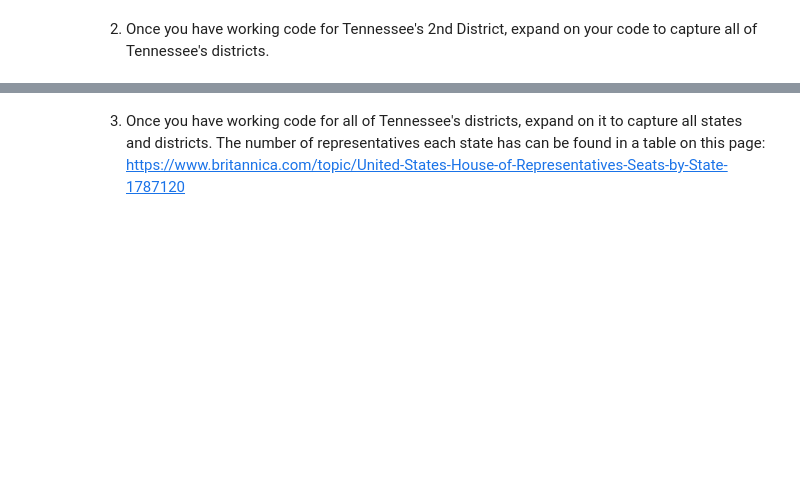
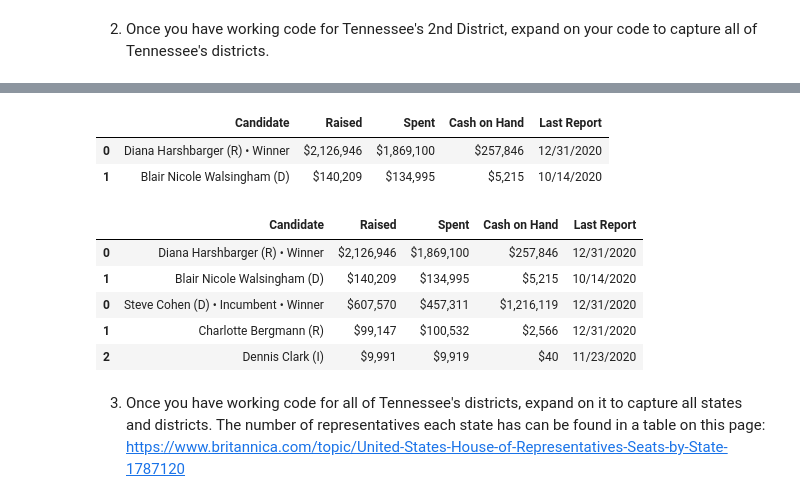
Before and after one commit to nedatahe/webscraping_open_secrets-blue-barracudas-1, a Jupyter notebook: notebooks/webscraping-project.ipynb, the cells around one changed output, grey strips where cells are left out. Drawn from its saved outputs; the diff is of its cells as text; code cells hidden in the pictures; blank space fills up the shorter version.

```diff
--- a/notebooks/webscraping-project.ipynb
+++ b/notebooks/webscraping-project.ipynb
@@ -30,0 +175,29 @@ df = pd.read
+# %%
+#base url to which nine of two digit numbers are to be added for pulling the first table from each
+URL = 'https://www.opensecrets.org/races/summary?cycle=2020&id=TN'
+
+#create a list of district codes
+district_codes = []
+for district in range(1, int(TN_state['representatives']) + 1): #+1 includes the last district as well
+    if district < 10:
+        district_codes.append('0'+ str(district)) #otherwise 0+9 = 9 if treating as digits
+    else:
+        district_codes.append(str(district))
+print(district_codes)
+
+#create a list of URLs
+URL_list = []
+#apped district codes to URL list items
+for code in district_codes:
+    URL_list.append(URL + code)
+print(URL_list)
+
+
+#pull out each table data and add each to a list containing all tables
+table_list = []
+for URL in URL_list:
+    response = requests.get(URL)
+    soup = BS(response.text)
+    TN_table = pd.read_html(str(soup.find('table', attrs = {'class' : 'DataTable'})))[0]
+    table_list.append(TN_table)
+table_list
@@ -31,2 +224,22 @@ df = pd.read
+# %%
+base_table = table_list.pop(0)
+base_table
+# %% [output]
+|  | Candidate | Raised | Spent | Cash on Hand | Last Report |
+| 0 | Diana Harshbarger (R) • Winner | $2,126,946 | $1,869,100 | $257,846 | 12/31/2020 |
+| 1 | Blair Nicole Walsingham (D) | $140,209 | $134,995 | $5,215 | 10/14/2020 |
+# %%
+#concatenate all the tables (each is a DF)
+# concat is used for when the values for the columns are different. merge needs similar values
+for table in table_list:
+    all_TN_tables = pd.concat([base_table, table])
+all_TN_tables
+# %% [output]
+|  | Candidate | Raised | Spent | Cash on Hand | Last Report |
+| 0 | Diana Harshbarger (R) • Winner | $2,126,946 | $1,869,100 | $257,846 | 12/31/2020 |
+| 1 | Blair Nicole Walsingham (D) | $140,209 | $134,995 | $5,215 | 10/14/2020 |
+| 0 | Steve Cohen (D) • Incumbent • Winner | $607,570 | $457,311 | $1,216,119 | 12/31/2020 |
+| 1 | Charlotte Bergmann (R) | $99,147 | $100,532 | $2,566 | 12/31/2020 |
+| 2 | Dennis Clark (I) | $9,991 | $9,919 | $40 | 11/23/2020 |
 # %% [markdown]
 3. Once you have working code for all of Tennessee's districts, expand on it to capture all states and districts. The number of representatives each state has can be found in a table on this page: https://www.britannica.com/topic/United-States-House-of-Representatives-Seats-by-State-1787120
```
Also changed, not shown: parts of 18 cells of this notebook.
